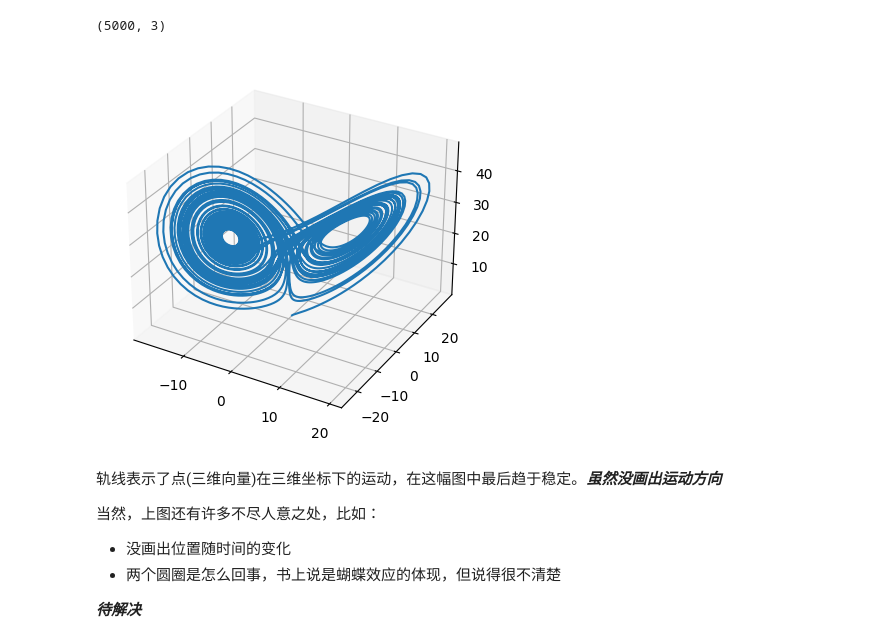
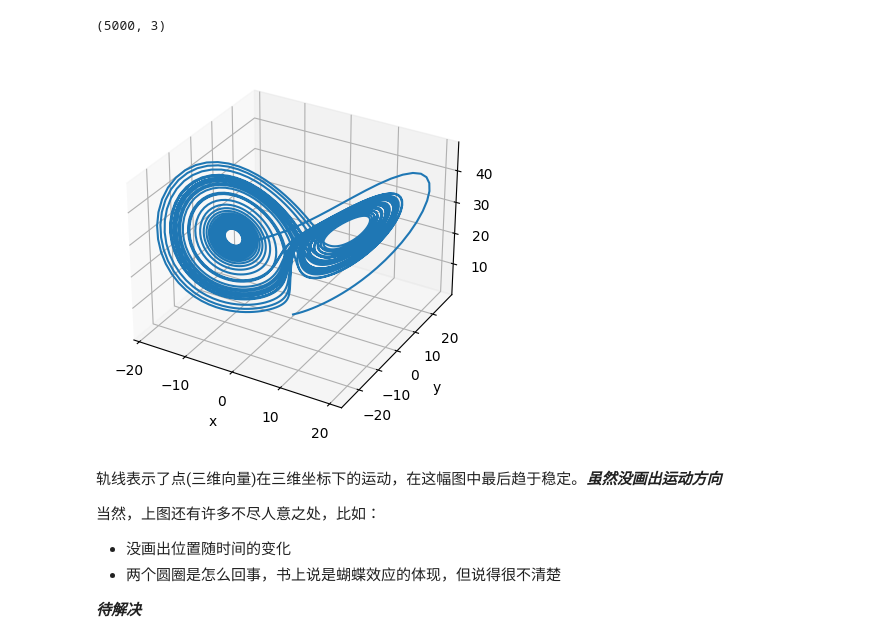
Before and after one commit to wudidadaqiuqiu/mathmatical_modeling_code, a Jupyter notebook: chapters/Ordinary_Differential_Equation.ipynb, the cells around one changed output. Drawn from its saved outputs; the diff is of its cells as text; code cells hidden in the pictures.

```diff
--- a/chapters/Ordinary_Differential_Equation.ipynb
+++ b/chapters/Ordinary_Differential_Equation.ipynb
@@ -37,10 +37,11 @@ print(s1.shape)  # 5000 * 3 的矩阵 分别为 x,y,z在给定区间上的数值
 (5000, 3)
 # %%
 fig, ax = plt.subplots(subplot_kw={"projection": "3d"})
+ax.set_xlabel('x'), ax.set_ylabel('y')  #, ax.set_label('z')  # 怎么set_zlable呢？
 plt.plot(s1[:, Var.x], s1[:, Var.y], s1[:, Var.z])
 plt.show()  # 轨线
 # %% [output]
-[figure, old version]
+[figure, new version]
 # %% [markdown]
 轨线表示了点(三维向量)在三维坐标下的运动，在这幅图中最后趋于稳定。***虽然没画出运动方向***
 
```
Also changed, not shown: 3 other files.
